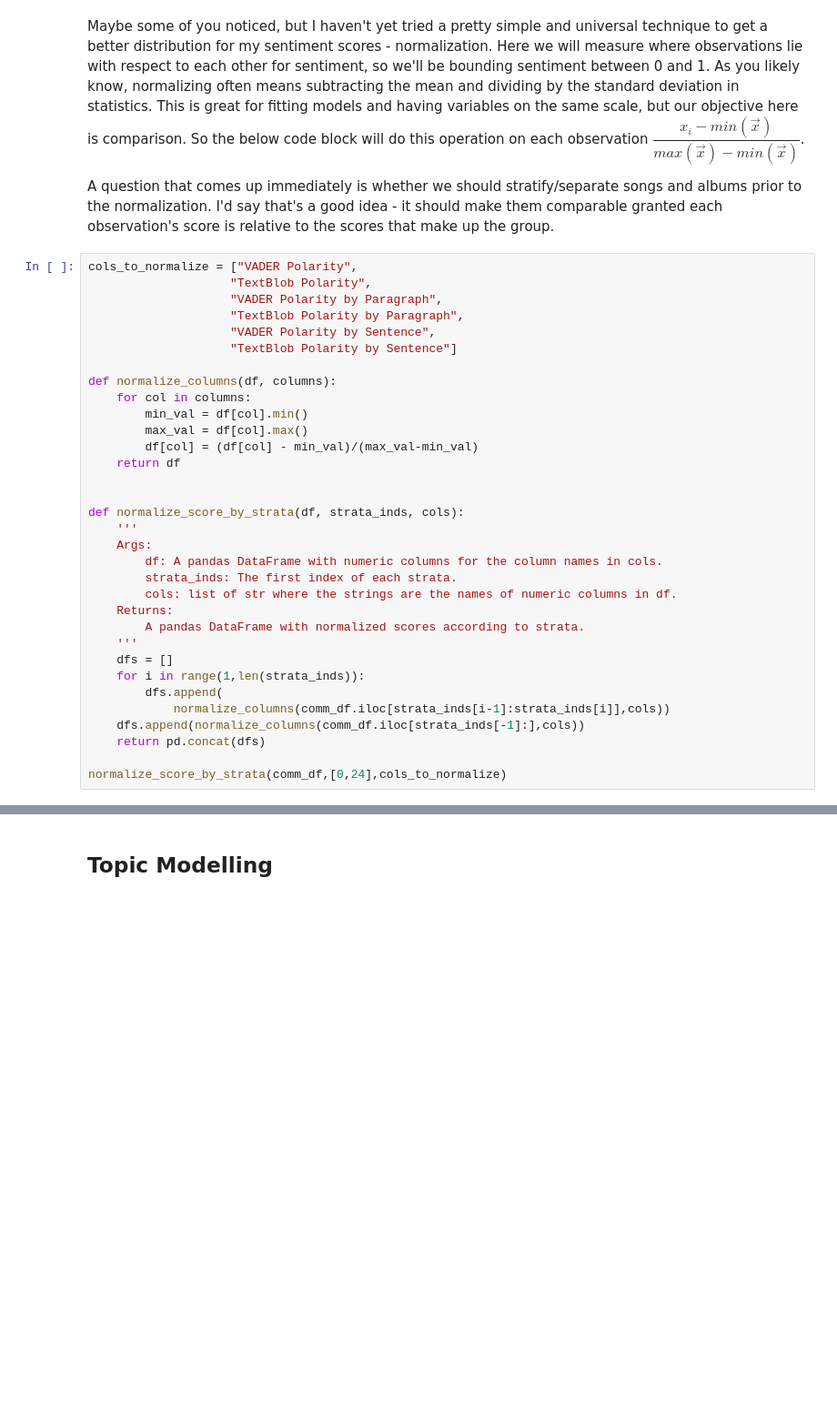
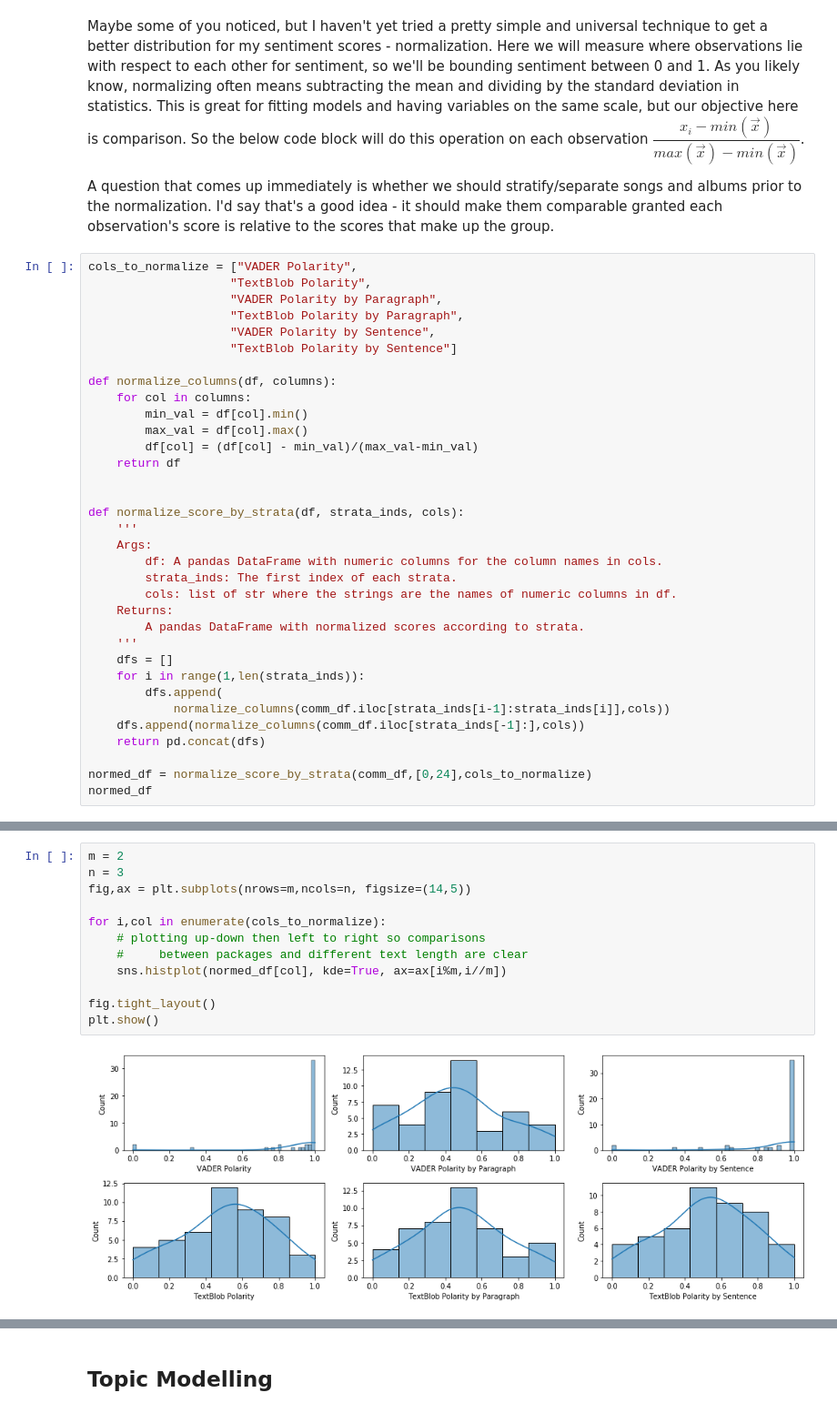
Before and after one commit to deltalite/Communication-Style-Analysis-Using-NLP, a Jupyter notebook: 2_analysis.ipynb, the cells around one changed output, grey strips where cells are left out. Shown at 91% size. Saved outputs shown, nothing was run; the diff lists cells and outputs as text; blank space fills up the shorter version.

Commit message:
Completed comparison of sentiment readings

```diff
--- a/2_analysis.ipynb
+++ b/2_analysis.ipynb
@@ -247,7 +249,8 @@ def normalize_score_by_strata(df, strata_inds, cols):
     dfs.append(normalize_columns(comm_df.iloc[strata_inds[-1]:],cols))
     return pd.concat(dfs)
 
-normalize_score_by_strata(comm_df,[0,24],cols_to_normalize)
+normed_df = normalize_score_by_strata(comm_df,[0,24],cols_to_normalize)
+normed_df
 # %% [output]
 A value is trying to be set on a copy of a slice from a DataFrame.
 Try using .loc[row_indexer,col_indexer] = value instead
@@ -279,0 +278,14 @@ TODO:
+# %%
+m = 2
+n = 3
+fig,ax = plt.subplots(nrows=m,ncols=n, figsize=(14,5))
+
+for i,col in enumerate(cols_to_normalize):
+    # plotting up-down then left to right so comparisons
+    #     between packages and different text length are clear
+    sns.histplot(normed_df[col], kde=True, ax=ax[i%m,i//m])
+
+fig.tight_layout()
+plt.show()
+# %% [output]
+[figure, added]
```
Also changed, not shown: parts of 4 cells of this notebook.
